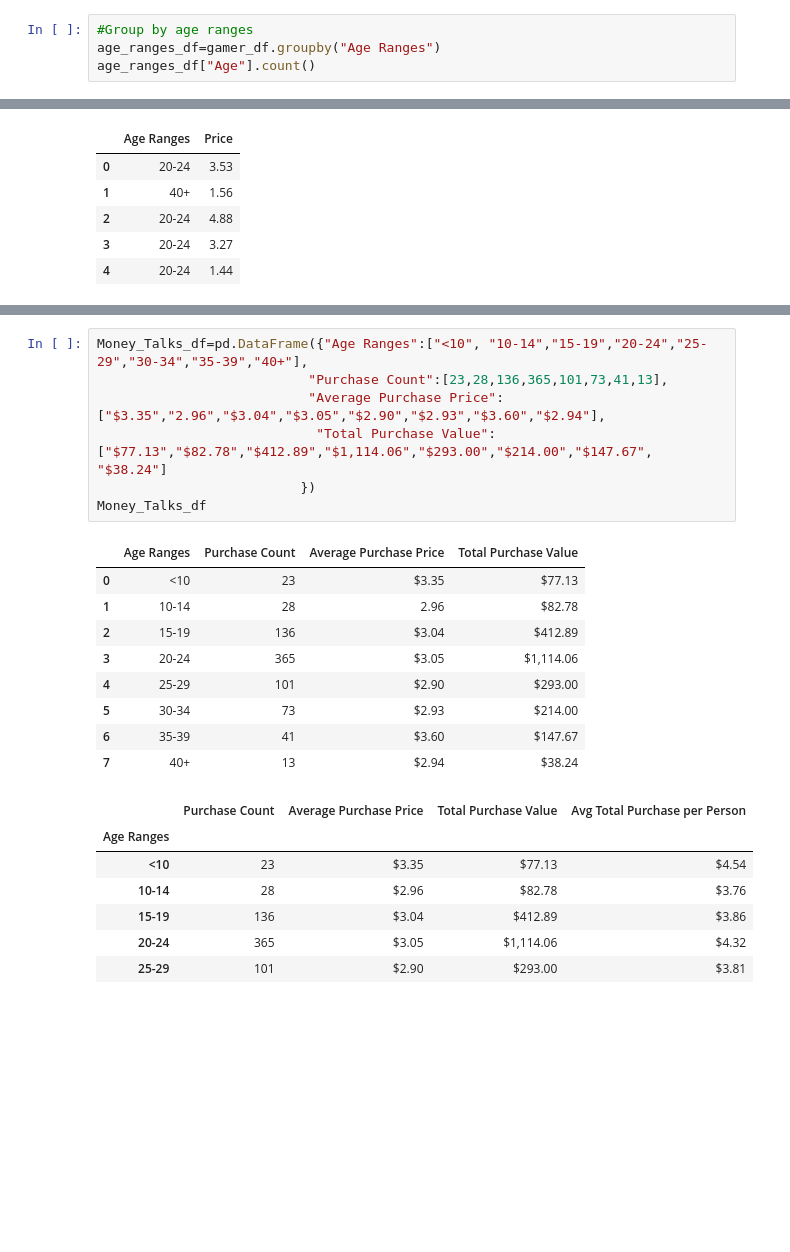
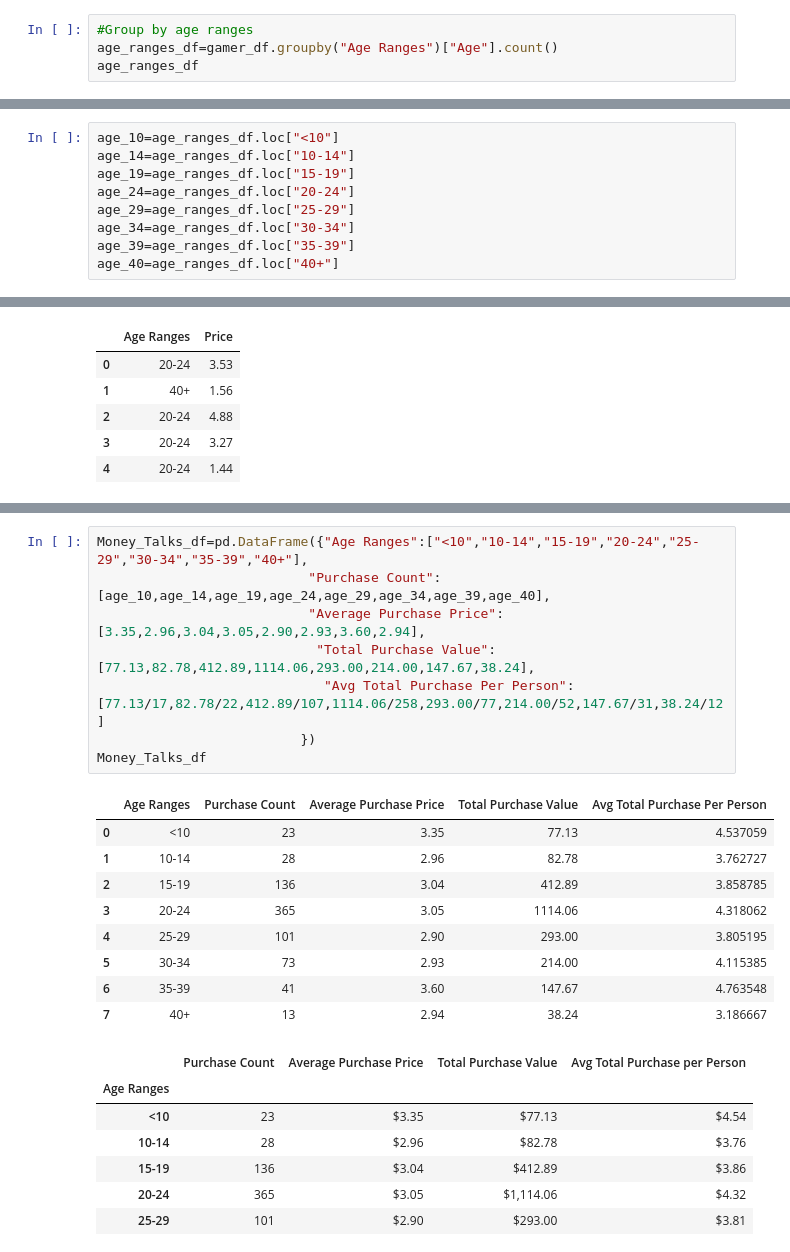
Before and after one commit to cdturner618/Panda-Challenge, a Jupyter notebook: HeroesOfPymoli/HeroesOfPymoli_starter.ipynb, the cells around one changed output, grey strips where cells are left out. Drawn from its saved outputs; the diff is of its cells as text; blank space fills up the shorter version.

```diff
--- a/HeroesOfPymoli/HeroesOfPymoli_starter.ipynb
+++ b/HeroesOfPymoli/HeroesOfPymoli_starter.ipynb
@@ -337,8 +342,8 @@ gamer_df.head()
 | 4 | 4 | Iskosia90 | 23 | Male | 131 | Fury | 1.44 | 20-24 |
 # %%
 #Group by age ranges
-age_ranges_df=gamer_df.groupby("Age Ranges")
-age_ranges_df["Age"].count()
+age_ranges_df=gamer_df.groupby("Age Ranges")["Age"].count()
+age_ranges_df
 # %% [output]
 Age Ranges
 <10       23
@@ -353,3 +373,12 @@ Name: Age, dtype: int64
+# %%
+age_10=age_ranges_df.loc["<10"]
+age_14=age_ranges_df.loc["10-14"]
+age_19=age_ranges_df.loc["15-19"]
+age_24=age_ranges_df.loc["20-24"]
+age_29=age_ranges_df.loc["25-29"]
+age_34=age_ranges_df.loc["30-34"]
+age_39=age_ranges_df.loc["35-39"]
+age_40=age_ranges_df.loc["40+"]
 # %%
 money_df=gamer_df[["Age Ranges","Price"]]
 money_df.head()
@@ -388,22 +419,23 @@ round(Follow_the_money_df.mean(),2)
 | 35-39 | 3.60 |
 | 40+ | 2.94 |
 # %%
-Money_Talks_df=pd.DataFrame({"Age Ranges":["<10", "10-14","15-19","20-24","25-29","30-34","35-39","40+"],
-                           "Purchase Count":[23,28,136,365,101,73,41,13],
-                           "Average Purchase Price":["$3.35","2.96","$3.04","$3.05","$2.90","$2.93","$3.60","$2.94"],
-                            "Total Purchase Value":["$77.13","$82.78","$412.89","$1,114.06","$293.00","$214.00","$147.67", "$38.24"]
+Money_Talks_df=pd.DataFrame({"Age Ranges":["<10","10-14","15-19","20-24","25-29","30-34","35-39","40+"],
+                           "Purchase Count":[age_10,age_14,age_19,age_24,age_29,age_34,age_39,age_40],
+                           "Average Purchase Price":[3.35,2.96,3.04,3.05,2.90,2.93,3.60,2.94],
+                            "Total Purchase Value":[77.13,82.78,412.89,1114.06,293.00,214.00,147.67,38.24],
+                             "Avg Total Purchase Per Person":[77.13/17,82.78/22,412.89/107,1114.06/258,293.00/77,214.00/52,147.67/31,38.24/12]
                           })
 Money_Talks_df
 # %% [output]
-|  | Age Ranges | Purchase Count | Average Purchase Price | Total Purchase Value |
-| 0 | <10 | 23 | $3.35 | $77.13 |
-| 1 | 10-14 | 28 | 2.96 | $82.78 |
-| 2 | 15-19 | 136 | $3.04 | $412.89 |
-| 3 | 20-24 | 365 | $3.05 | $1,114.06 |
-| 4 | 25-29 | 101 | $2.90 | $293.00 |
-| 5 | 30-34 | 73 | $2.93 | $214.00 |
-| 6 | 35-39 | 41 | $3.60 | $147.67 |
-| 7 | 40+ | 13 | $2.94 | $38.24 |
+|  | Age Ranges | Purchase Count | Average Purchase Price | Total Purchase Value | Avg Total Purchase Per Person |
+| 0 | <10 | 23 | 3.35 | 77.13 | 4.537059 |
+| 1 | 10-14 | 28 | 2.96 | 82.78 | 3.762727 |
+| 2 | 15-19 | 136 | 3.04 | 412.89 | 3.858785 |
+| 3 | 20-24 | 365 | 3.05 | 1114.06 | 4.318062 |
+| 4 | 25-29 | 101 | 2.90 | 293.00 | 3.805195 |
+| 5 | 30-34 | 73 | 2.93 | 214.00 | 4.115385 |
+| 6 | 35-39 | 41 | 3.60 | 147.67 | 4.763548 |
+| 7 | 40+ | 13 | 2.94 | 38.24 | 3.186667 |
 # %%
 # %% [output]
 |  | Purchase Count | Average Purchase Price | Total Purchase Value | Avg Total Purchase per Person |
```
Also changed, not shown: parts of 19 cells of this notebook.
